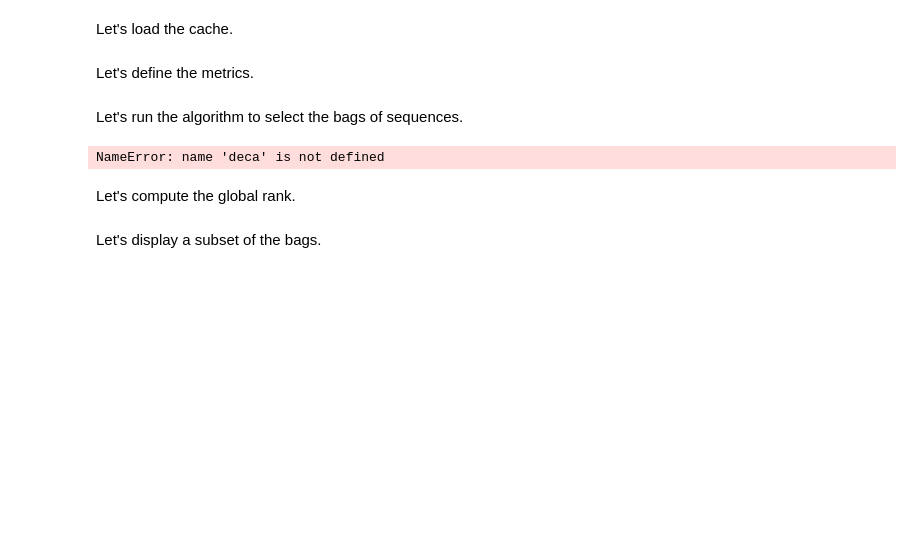
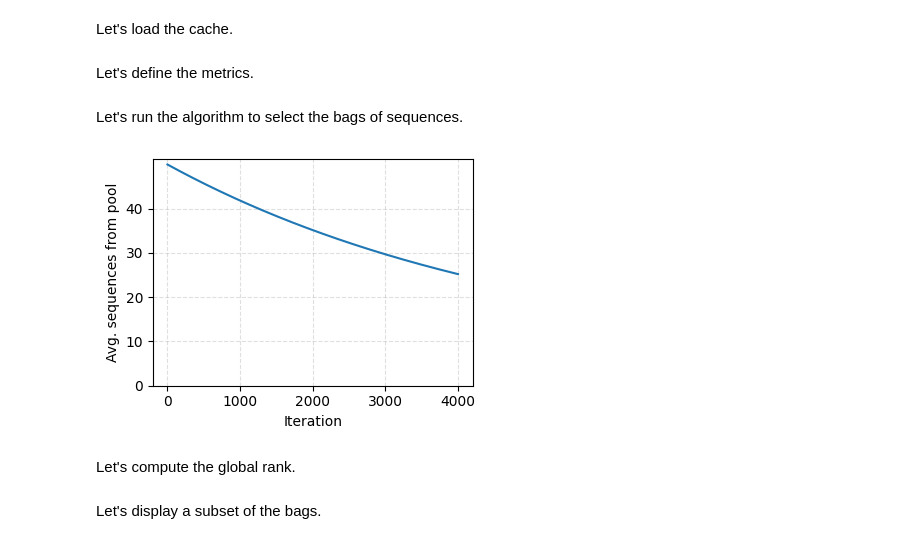
Before and after one commit to szczurek-lab/seqme-reproducibility, a Jupyter notebook: notebooks/3_selecting_data.ipynb, the cells around one changed output. Cells and saved outputs as stored; diff of their text form; code cells hidden in the pictures; blank space fills up the shorter version.

```diff
--- a/notebooks/3_selecting_data.ipynb
+++ b/notebooks/3_selecting_data.ipynb
@@ -81,11 +81,11 @@ with path.open("w") as f:
 # %% [markdown]
 ## Setup
 # %%
-POOL_SIZE = 10_000
-BAG_SIZE = 500
+POOL_SIZE = 12_000
+BAG_SIZE = 1_000
 
 N_ITERATIONS = 4_000
-GENERATION_SIZE = 12
+GENERATION_SIZE = 16
 # %% [markdown]
 Let's load the pool into memory.
 # %%
@@ -294,20 +301,20 @@ def pool_sample(
 def decay(x: np.ndarray, N0: float, N1: float, k: float) -> np.ndarray:
     return N1 + (N0 - N1) * np.exp(-k * x)
 # %%
-k = 0.002
+k = 0.0002
 N0 = 0.05
-N1 = 2 / BAG_SIZE
+N1 = 5 / BAG_SIZE
 
 xs = np.arange(N_ITERATIONS)
 ys = BAG_SIZE * decay(xs, N0=N0, N1=N1, k=k)
 
 fig, ax = plt.subplots(figsize=(4, 3))
 ax.grid(True, linestyle="--", alpha=0.4)
 ax.plot(xs, ys)
 ax.set_yticks(BAG_SIZE * np.arange(0, N0, 0.01))
 ax.set_xlabel("Iteration")
 ax.set_ylabel("Avg. sequences from pool")
 fig.tight_layout()
 # %% [output]
-NameError: name 'deca' is not defined
+[figure, added]
 # %%
```
Also changed, not shown: parts of 7 cells of this notebook, 5 other files.
